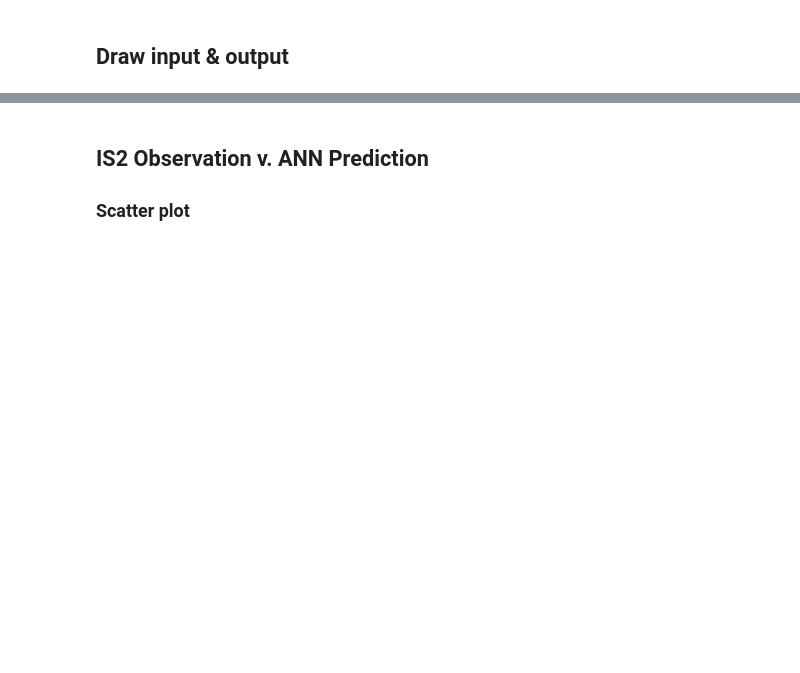
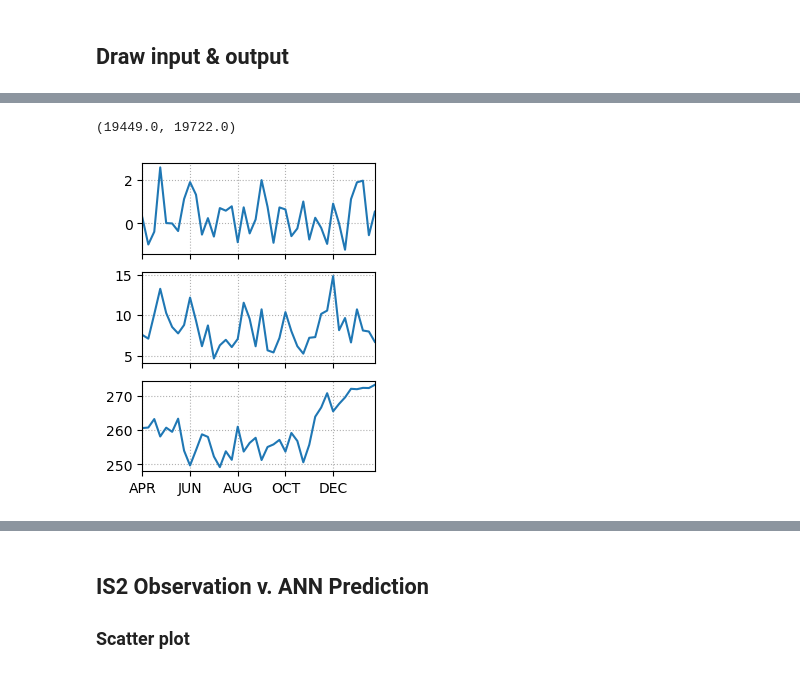
Before and after one commit to YoungHyunKoo/Seaice_topo_DL, a Jupyter notebook: Analyze_Ross.ipynb, the cells around one changed output, grey strips where cells are left out. Saved outputs shown, nothing was run; the diff lists cells and outputs as text; code cells hidden in the pictures; blank space fills up the shorter version.

```diff
--- a/Analyze_Ross.ipynb
+++ b/Analyze_Ross.ipynb
@@ -32,3 +32,14 @@ from functions import *
 from models import *
 # %% [markdown]
 ## Draw input & output
+# %%
+sector = "Ross"
+laps = 4
+c = 1
+features, hidden_layers = 64, 1
+
+files = glob.glob(f'D:\\IS2_topo_DL\\data\\Data_{sector}_*.pkl')
+xx, yy, inputs, outputs = read_grid_input(files, c)
+
+ann_input, ann_output = make_mlp_input(inputs, outputs, laps = laps)
+train_input, val_input, train_output, val_output = train_test_split(ann_input, ann_output, test_size=0.3, random_state=42)
@@ -34,0 +49,3 @@ from models import *
+# %%
+dti = pd.date_range("2023-04-01", periods=40, freq="w")
+dti
@@ -34,0 +76,16 @@ from models import *
+# %%
+vmax = [+20, +20, 1, 280, +20, +20, 30, +0.05, 0.08, 1]
+vmin = [-20, -20, 0, 230, -20, -20,  0, -0.05, 0.00, 0]
+
+fig, ax = plt.subplots(3, 1, figsize = (3,4), sharex = True)
+ax[0].plot(dti, inputs[:40, 4, 40, 40])
+ax[1].plot(dti, inputs[:40, 6, 40, 40])
+ax[2].plot(dti, inputs[:40, 3, 40, 40])
+ax[2].set_xticks(dti[::8], ["APR", "JUN", "AUG", "OCT", "DEC"]);
+for a in ax:
+    a.grid(ls = ":")
+
+ax[2].set_xlim(dti[0], dti[-1])
+# %% [output]
+(19449.0, 19722.0)
+[figure, added]
```
Also changed, not shown: parts of 22 cells of this notebook, 5 other files.
